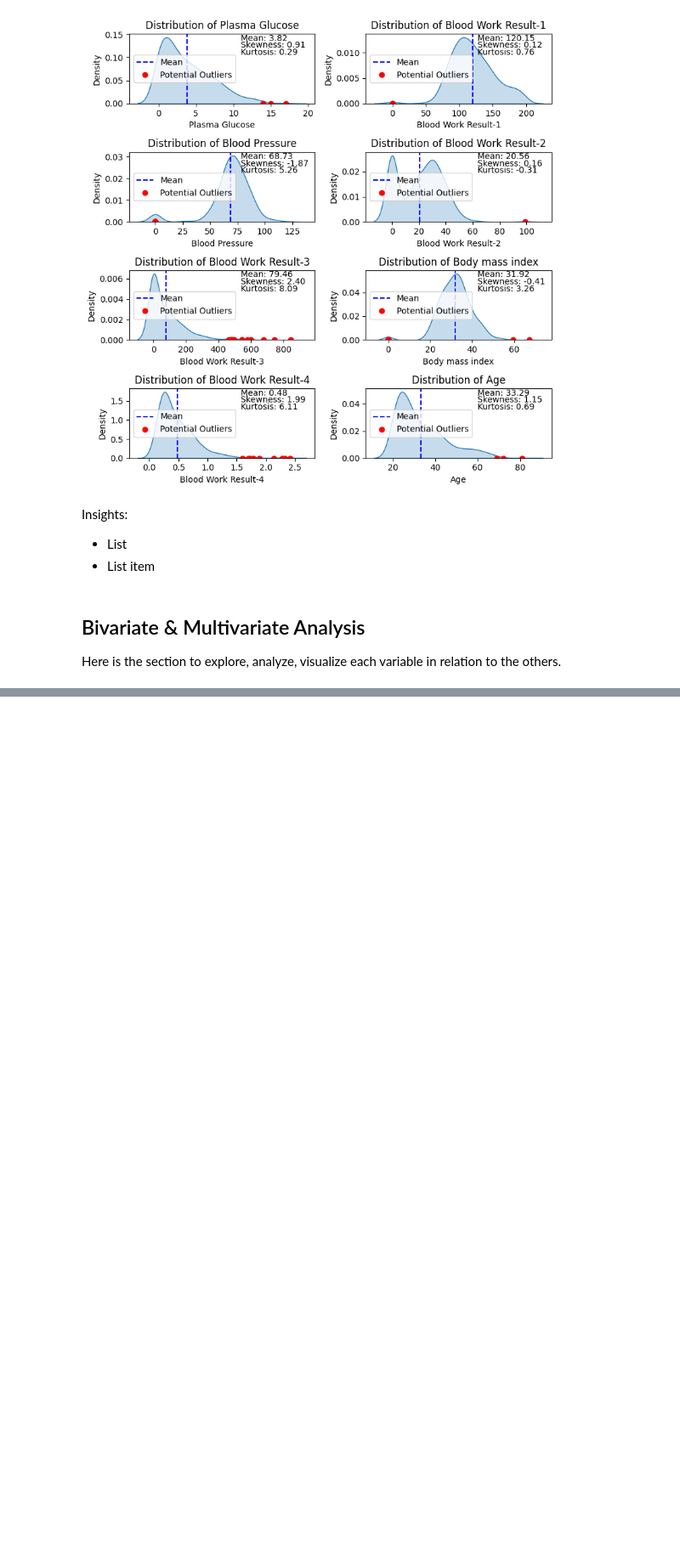
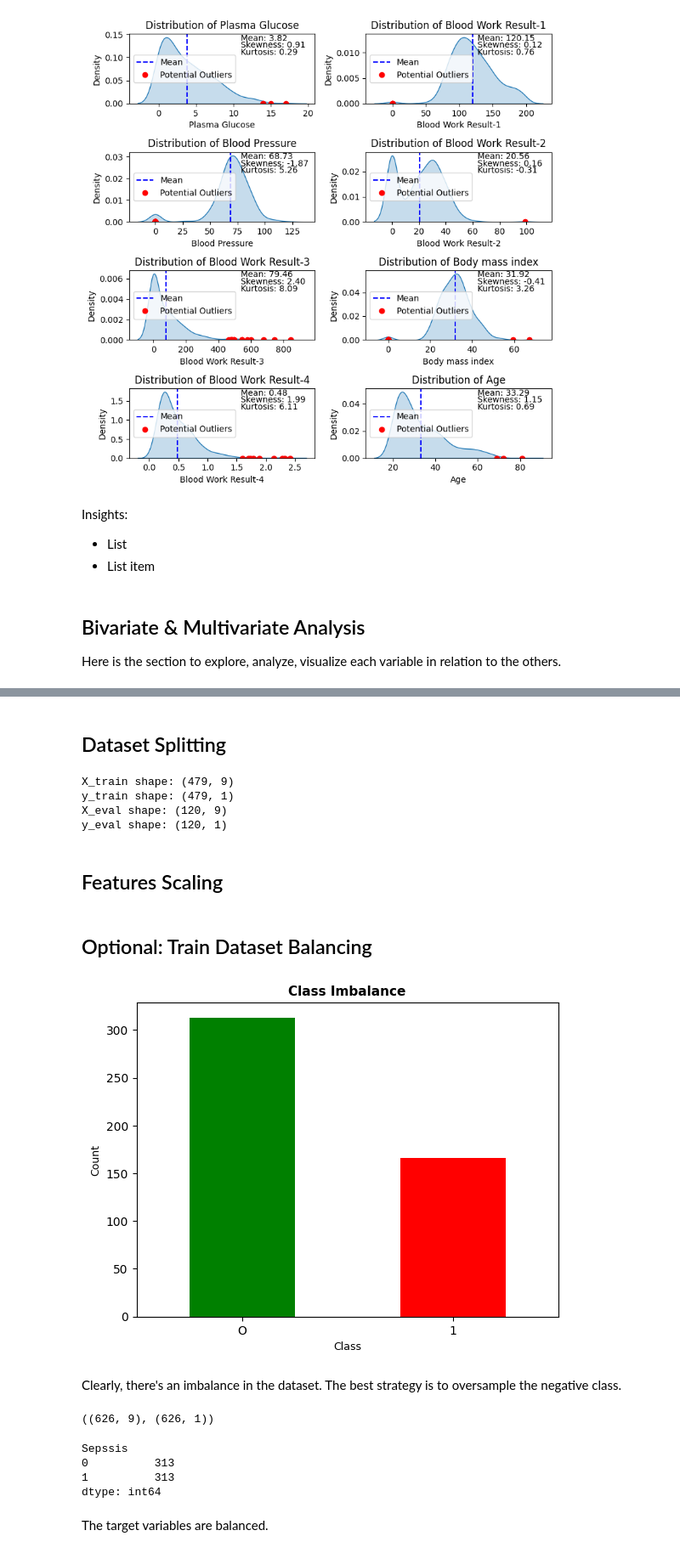
Before and after one commit to gwin01/Sepsis_Classification_Project, a Jupyter notebook: Data_Analysis.ipynb, the cells around one changed output, grey strips where cells are left out. Shown at 85% size. Drawn from its saved outputs; the diff is of its cells as text; code cells hidden in the pictures; blank space fills up the shorter version.

```diff
--- a/Data_Analysis.ipynb
+++ b/Data_Analysis.ipynb
@@ -316,0 +407,6 @@ plt.show()
+# %%
+# Encode target variable in train data
+train_df_encoded = encode_target_variable(train_df, 'Sepssis')
+
+# Print the encoded train data
+print(train_df_encoded.head())
@@ -316,0 +434,24 @@ plt.show()
+# %% [markdown]
+## Dataset Splitting
+# %%
+def split_data(X, y, test_size, random_state=42, stratify=None):
+    # Split the data into train and validation sets
+    X_train, X_eval, y_train, y_eval = train_test_split(X, y, test_size=test_size, random_state=random_state, stratify=stratify)
+
+    return X_train, X_eval, y_train, y_eval
+
+# Split the data into train and validation sets for both X and y
+X_train, X_eval, y_train, y_eval = split_data(train_df_encoded.iloc[:, :-1], train_df_encoded.iloc[:, -1:], test_size=0.2, random_state=42, stratify=train_df_encoded.iloc[:, -1:])
+
+# Print the shapes of the train and validation sets
+print("X_train shape:", X_train.shape)
+print("y_train shape:", y_train.shape)
+print("X_eval shape:", X_eval.shape)
+print("y_eval shape:", y_eval.shape)
+# %% [output]
+X_train shape: (479, 9)
+y_train shape: (479, 1)
+X_eval shape: (120, 9)
+y_eval shape: (120, 1)
+# %% [markdown]
+## Features Scaling
@@ -316,0 +466,38 @@ plt.show()
+# %% [markdown]
+## Optional: Train Dataset Balancing
+# %%
+class_counts = y_train.value_counts()
+class_counts.index =['O','1']
+
+class_colors = ['green','red']
+
+# Create a bar plot
+ax = class_counts.plot(kind='bar',color = class_colors)
+plt.title('Class Imbalance', fontsize=11, fontweight='bold')
+plt.xlabel('Class', fontsize=9)
+plt.ylabel('Count', fontsize=9)
+
+#Rotate the labels on the x_axis
+ax.set_xticklabels(class_counts.index, rotation= 0)
+plt.show()
+# %% [output]
+[figure, added]
+# %% [markdown]
+Clearly, there's an imbalance in the dataset. The best strategy is to oversample the negative class.
+# %%
+# Use Over-sampling/Under-sampling methods, more details here: https://imbalanced-learn.org/stable/install.html
+oversample= SMOTE()
+X_train_resampled,y_train_resampled= oversample.fit_resample(X_train_scaled, y_train)
+X_train_resampled.shape,y_train_resampled.shape
+# %% [output]
+((626, 9), (626, 1))
+# %%
+#Checking to see if the tarhet variables are balanced
+y_train_resampled.value_counts()
+# %% [output]
+Sepssis
+0          313
+1          313
+dtype: int64
+# %% [markdown]
+The target variables are balanced.
```
Also changed, not shown: parts of 75 cells of this notebook.
